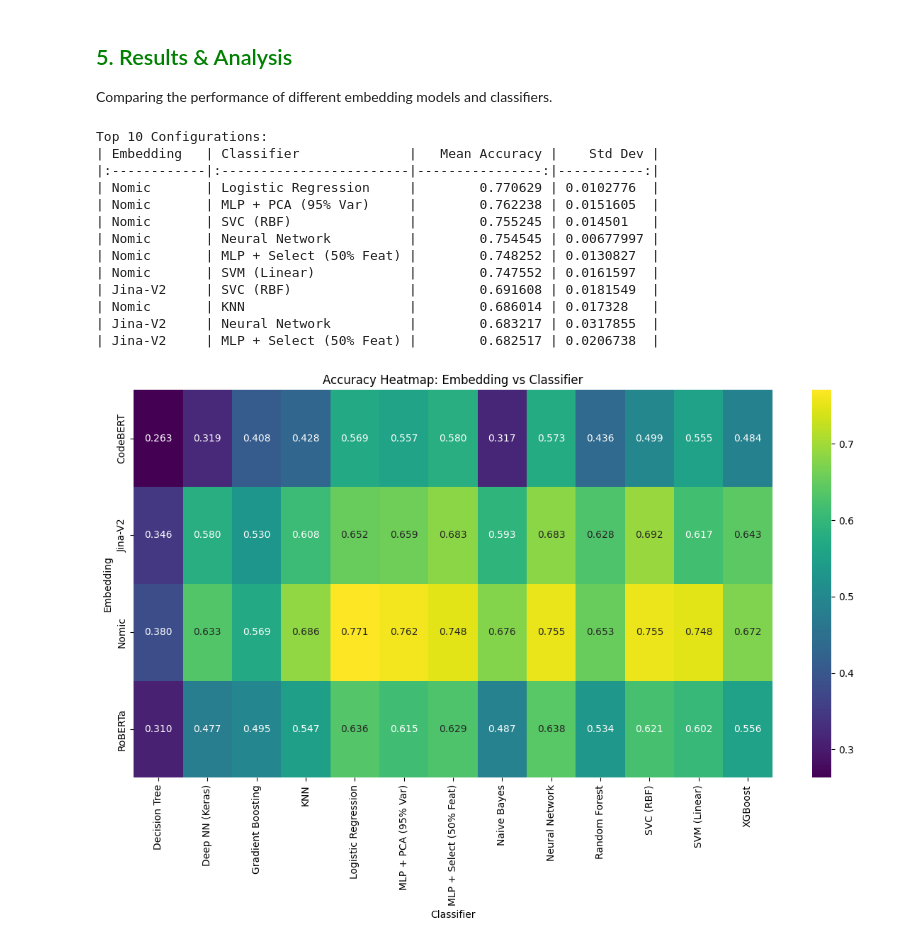
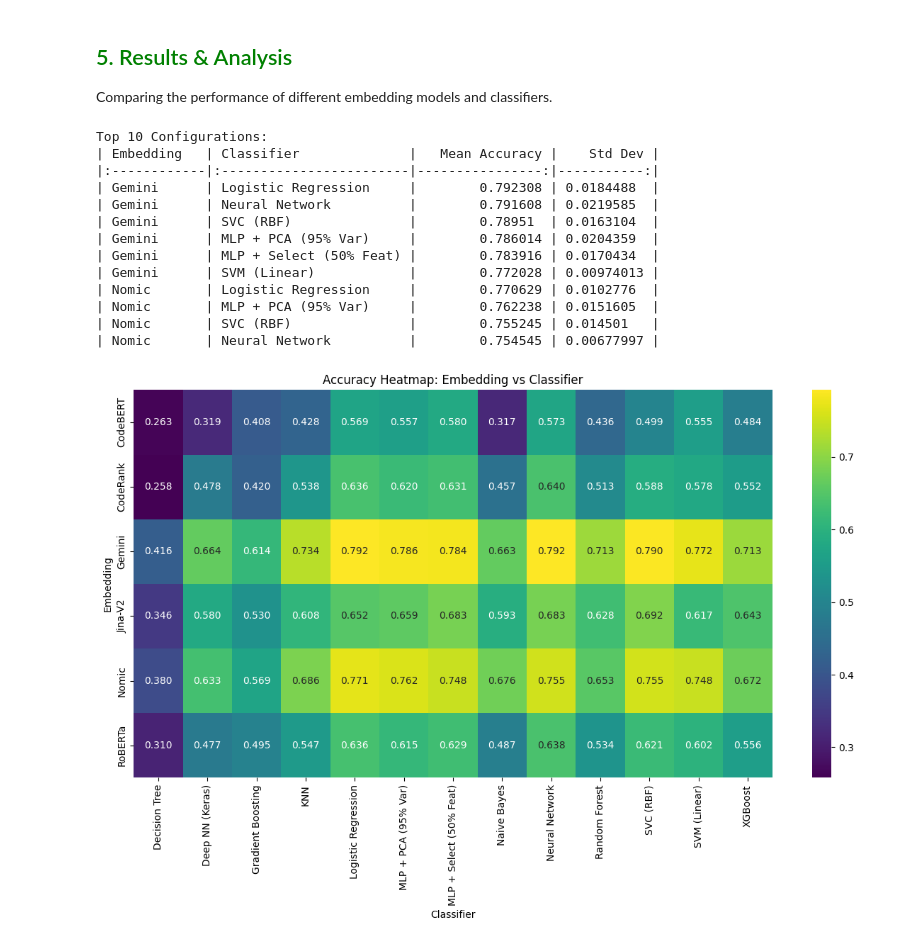
Before and after one commit to HasinthakaPiyumal/AI-Pattern-Mining-Project, a Jupyter notebook: experiments-llm/Embedding_Model_Comparison.ipynb, the cells around one changed output. Cells and saved outputs as stored; diff of their text form; code cells hidden in the pictures.

Commit message:
executed more emb got result

```diff
--- a/experiments-llm/Embedding_Model_Comparison.ipynb
+++ b/experiments-llm/Embedding_Model_Comparison.ipynb
@@ -128,7 +144,7 @@ Preprocessing complete.
 ## <span style="color:green">3. Embedding Generation</span>
 Generating embeddings using various models and saving them to disk.
 # %%
-EMBEDDING_DIR = "/home/hasinthaka/Documents/Projects/AI/Pattern Mining/pipeline/experiments-llm/embeddings"
+EMBEDDING_DIR = "/root/AI-Pattern-Mining-Project/experiments-llm/embeddings"
 os.makedirs(EMBEDDING_DIR, exist_ok=True)
 
 # Helper for HF Models
@@ -142,9 +158,10 @@ def get_hf_embeddings(model_name, texts, batch_size=16, trust_remote_code=False,
                 texts = [prefix + t for t in texts]
             embeddings = model.encode(texts, show_progress_bar=True, batch_size=batch_size)
             return embeddings
-        except:
+        except Exception as e:
             # Fallback to raw Transformers
-            print(f"SentenceTransformer failed, trying raw Transformers for {model_name}...")
+            print(f"SentenceTransformer failed for {model_name}: {e}")
+            print(f"Trying raw Transformers for {model_name}...")
             tokenizer = AutoTokenizer.from_pretrained(model_name, trust_remote_code=trust_remote_code)
             model = AutoModel.from_pretrained(model_name, trust_remote_code=trust_remote_code)
 
@@ -223,7 +240,7 @@ models_config = [
     {"name": "Jina-V2", "hf_path": "jinaai/jina-embeddings-v2-base-code", "trust_remote": True},
     {"name": "Nomic", "hf_path": "nomic-ai/nomic-embed-text-v1", "trust_remote": True, "prefix": "search_document: "},
     {"name": "CodeSage", "hf_path": "codesage/codesage-large-v2", "trust_remote": True},
-    {"name": "CodeRank", "hf_path": "nomic-ai/CodeRankEmbed", "trust_remote": True}, # Assuming this is the one
+    {"name": "CodeRank", "hf_path": "nomic-ai/CodeRankEmbed", "trust_remote": True, "batch_size": 1}, # Reduced batch size for large model
     {"name": "RoBERTa", "hf_path": "roberta-base", "trust_remote": False},
     {"name": "CodeBERT", "hf_path": "microsoft/codebert-base", "trust_remote": False},
     # API Models
@@ -250,7 +267,8 @@ for config in models_config:
         embeddings = config["func"](texts, model=config["model_id"])
     else:
         prefix = config.get("prefix", "")
-        embeddings = get_hf_embeddings(config["hf_path"], texts, trust_remote_code=config["trust_remote"], prefix=prefix)
+        batch_size = config.get("batch_size", 16)
+        embeddings = get_hf_embeddings(config["hf_path"], texts, trust_remote_code=config["trust_remote"], prefix=prefix, batch_size=batch_size)
 
     if embeddings is not None:
         # Save
@@ -318,7 +324,7 @@ classifiers = {
 }
 
 results = []
-existing_results_path = "/home/hasinthaka/Documents/Projects/AI/Pattern Mining/pipeline/experiments-llm/embedding_comparison_results.csv"
+existing_results_path = "/root/AI-Pattern-Mining-Project/experiments-llm/embedding_comparison_results.csv"
 existing_pairs = set()
 
 if os.path.exists(existing_results_path):
@@ -420,7 +426,7 @@ def build_dnn_model(input_dim, num_classes):
 # Ensure existing_pairs is populated (if running cells out of order, reload)
 if 'existing_pairs' not in locals():
     existing_pairs = set()
-    existing_results_path = "/home/hasinthaka/Documents/Projects/AI/Pattern Mining/pipeline/experiments-llm/embedding_comparison_results.csv"
+    existing_results_path = "/root/AI-Pattern-Mining-Project/experiments-llm/embedding_comparison_results.csv"
     if os.path.exists(existing_results_path):
         try:
             existing_df = pd.read_csv(existing_results_path)
@@ -546,7 +549,7 @@ if 'results' not in locals():
 # Ensure existing_pairs is populated
 if 'existing_pairs' not in locals():
     existing_pairs = set()
-    existing_results_path = "/home/hasinthaka/Documents/Projects/AI/Pattern Mining/pipeline/experiments-llm/embedding_comparison_results.csv"
+    existing_results_path = "/root/AI-Pattern-Mining-Project/experiments-llm/embedding_comparison_results.csv"
     if os.path.exists(existing_results_path):
         try:
             existing_df = pd.read_csv(existing_results_path)
@@ -619,38 +621,38 @@ if 'results' in locals() and results:
 if not results_df.empty:
     # Sort by Accuracy
     results_df = results_df.sort_values(by="Mean Accuracy", ascending=False)
 
     print("Top 10 Configurations:")
     print(results_df.head(10).to_markdown(index=False))
 
     # Pivot Table for Heatmap
     try:
         pivot_table = results_df.pivot(index="Embedding", columns="Classifier", values="Mean Accuracy")
 
         plt.figure(figsize=(12, 8))
         sns.heatmap(pivot_table, annot=True, cmap="viridis", fmt=".3f")
         plt.title("Accuracy Heatmap: Embedding vs Classifier")
         plt.tight_layout()
         plt.show()
     except Exception as e:
         print(f"Could not generate heatmap: {e}")
 
     # Save Results
-    results_df.to_csv("/home/hasinthaka/Documents/Projects/AI/Pattern Mining/pipeline/experiments-llm/embedding_comparison_results.csv", index=False)
+    results_df.to_csv("/root/AI-Pattern-Mining-Project/experiments-llm/embedding_comparison_results.csv", index=False)
 else:
     print("No results to display.")
 # %% [output]
 Top 10 Configurations:
 | Embedding   | Classifier              |   Mean Accuracy |    Std Dev |
 |:------------|:------------------------|----------------:|-----------:|
+| Gemini      | Logistic Regression     |        0.792308 | 0.0184488  |
+| Gemini      | Neural Network          |        0.791608 | 0.0219585  |
+| Gemini      | SVC (RBF)               |        0.78951  | 0.0163104  |
+| Gemini      | MLP + PCA (95% Var)     |        0.786014 | 0.0204359  |
+| Gemini      | MLP + Select (50% Feat) |        0.783916 | 0.0170434  |
+| Gemini      | SVM (Linear)            |        0.772028 | 0.00974013 |
 | Nomic       | Logistic Regression     |        0.770629 | 0.0102776  |
 | Nomic       | MLP + PCA (95% Var)     |        0.762238 | 0.0151605  |
 | Nomic       | SVC (RBF)               |        0.755245 | 0.014501   |
 | Nomic       | Neural Network          |        0.754545 | 0.00677997 |
-| Nomic       | MLP + Select (50% Feat) |        0.748252 | 0.0130827  |
-| Nomic       | SVM (Linear)            |        0.747552 | 0.0161597  |
-| Jina-V2     | SVC (RBF)               |        0.691608 | 0.0181549  |
-| Nomic       | KNN                     |        0.686014 | 0.017328   |
-| Jina-V2     | Neural Network          |        0.683217 | 0.0317855  |
-| Jina-V2     | MLP + Select (50% Feat) |        0.682517 | 0.0206738  |
-[figure, old version]
+[figure, new version]
```
Also changed, not shown: parts of 7 cells of this notebook, 3 other files.
